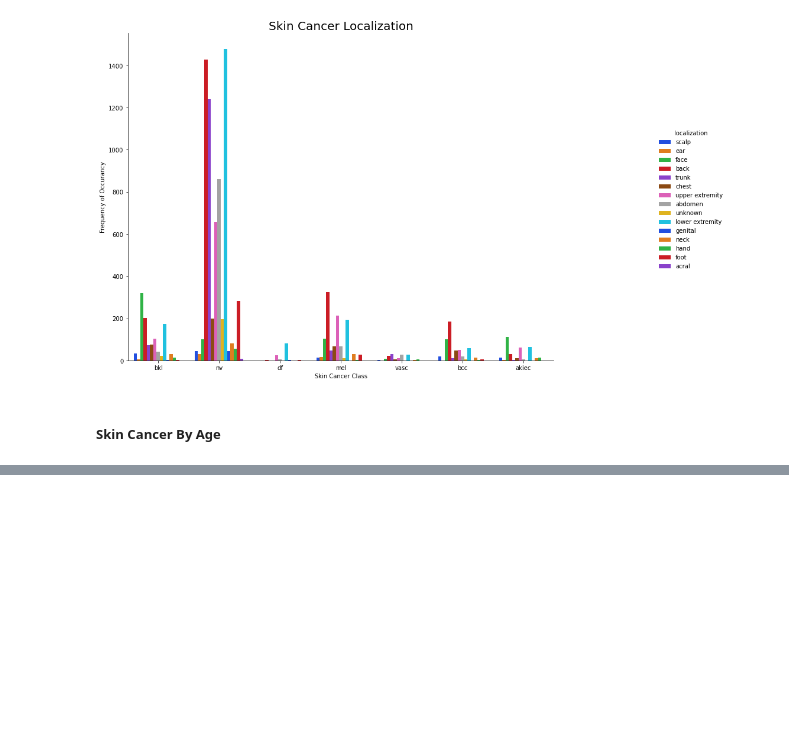
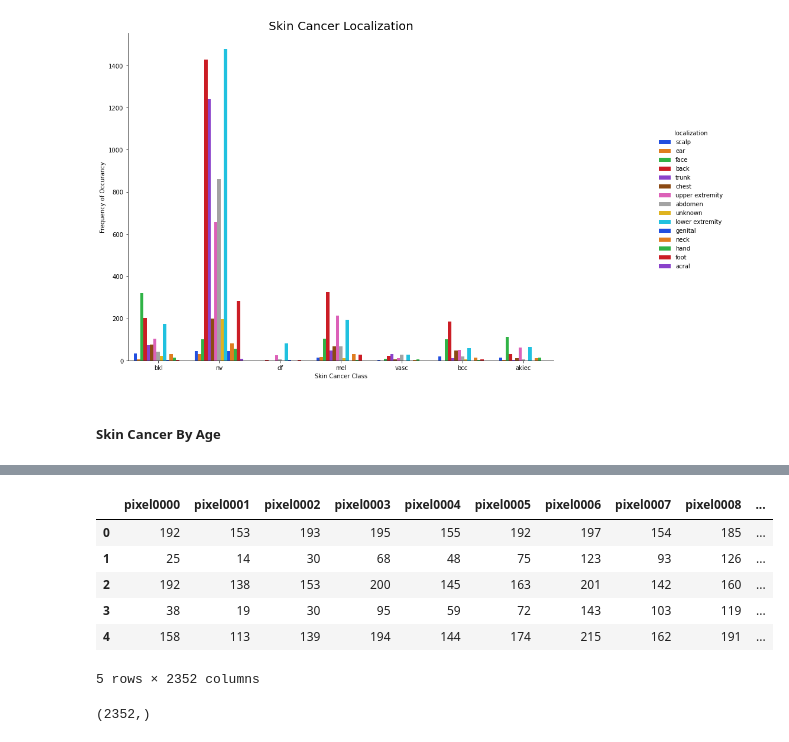
Before and after one commit to krishdb38/Data_Analysis, a Jupyter notebook: Ham10000_Skin_Cancer_Classification.ipynb, the cells around one changed output, grey strips where cells are left out. Drawn from its saved outputs; the diff is of its cells as text; code cells hidden in the pictures; blank space fills up the shorter version.

```diff
--- a/Ham10000_Skin_Cancer_Classification.ipynb
+++ b/Ham10000_Skin_Cancer_Classification.ipynb
@@ -135,0 +166,11 @@ g.set_ylabels("Frequency of Occurancy")
+# %%
+x.head()
+# Since all data type is same so convert to Numpy array
+# %% [output]
+|  | pixel0000 | pixel0001 | pixel0002 | pixel0003 | pixel0004 | pixel0005 | pixel0006 | pixel0007 | pixel0008 | ... |
+| 0 | 192 | 153 | 193 | 195 | 155 | 192 | 197 | 154 | 185 | ... |
+| 1 | 25 | 14 | 30 | 68 | 48 | 75 | 123 | 93 | 126 | ... |
+| 2 | 192 | 138 | 153 | 200 | 145 | 163 | 201 | 142 | 160 | ... |
+| 3 | 38 | 19 | 30 | 95 | 59 | 72 | 143 | 103 | 119 | ... |
+| 4 | 158 | 113 | 139 | 194 | 144 | 174 | 215 | 162 | 191 | ... |
+5 rows × 2352 columns
@@ -135,0 +180,4 @@ g.set_ylabels("Frequency of Occurancy")
+# %%
+x[1].shape
+# %% [output]
+(2352,)
```
Also changed, not shown: parts of 18 cells of this notebook, 4 other files.
